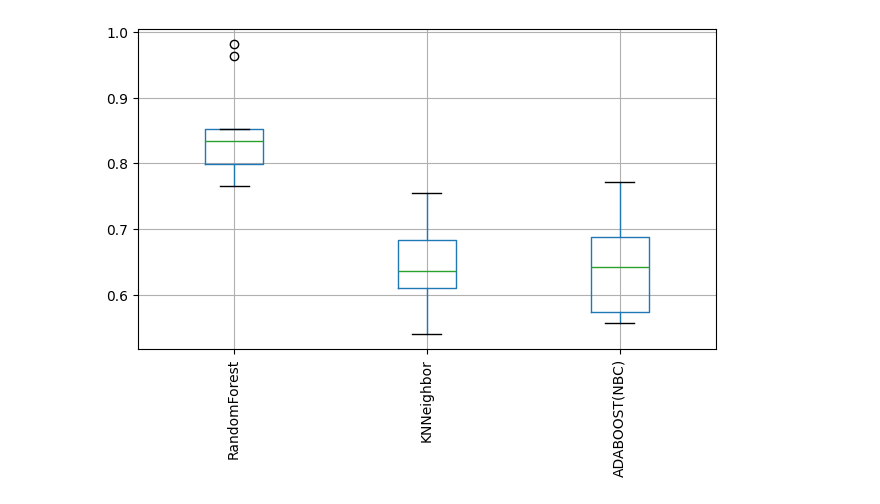
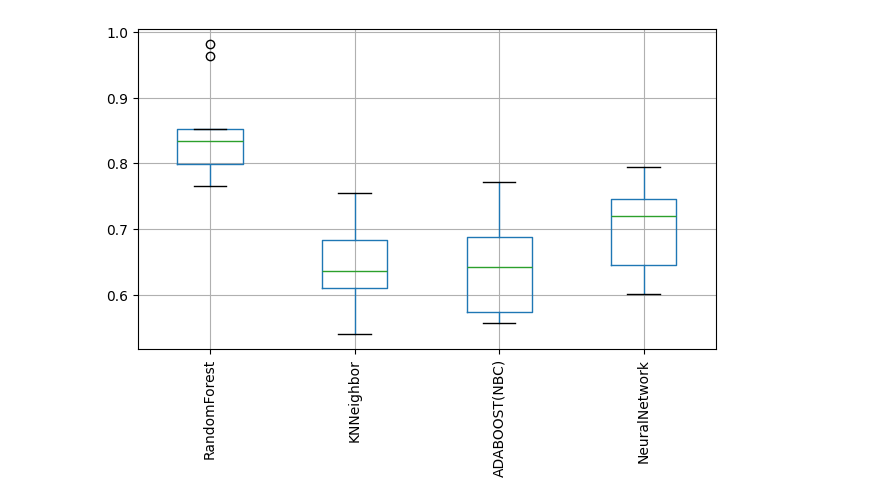
Before and after one commit to cletopellegrino/Cirrhosis-Survival-Prediction-2.0, a Jupyter notebook: Cirrhosis Survival Prediction.ipynb, the cells around one changed output. Drawn from its saved outputs; the diff is of its cells as text; code cells hidden in the pictures.

```diff
--- a/Cirrhosis Survival Prediction.ipynb
+++ b/Cirrhosis Survival Prediction.ipynb
@@ -39,6 +32,13 @@ memory usage: 39.8 KB
 numeric_features = ['N_Days', 'Age', 'Bilirubin', 'Cholesterol', 'Albumin', 'Copper',
                    'Alk_Phos', 'SGOT', 'Tryglicerides', 'Platelets', 'Prothrombin']
 categorical_features = ["Drug", "Sex", "Ascites", "Hepatomegaly", "Spiders", "Edema", "Stage"]
+ordinal_columns = {
+    'cat__Ascites': ['N', 'Y'],
+    'cat__Hepatomegaly': ['N', 'Y'],
+    'cat__Spiders': ['N', 'Y'],
+    'cat__Edema': ['N', 'S', 'Y'],
+    'cat__Stage': ['1.0', '2.0', '3.0', '4.0']
+}
 # %%
 param_grid_RandomForest = {
     "preprocessing__num__imputer__n_neighbors": range(3, 10),
@@ -92,7 +106,7 @@ clf_RandomForest = create_pipeline(
         undersample_needed=True,
         undersampling_strategy=["High chance"],
         target=labels,
-        model="MixedRandomForest"
+        model="RandomForestClf"
     )
 
 clf_KNNeighbor = create_pipeline(
@@ -108,7 +122,7 @@ clf_KNNeighbor = create_pipeline(
         undersample_needed=True,
         undersampling_strategy=["High chance"],
         target=labels,
-        model="MixedKNN"
+        model="KNNClf"
     )
 
 clf_AdaBoostGNB = create_pipeline(
@@ -124,8 +138,25 @@ clf_AdaBoostGNB = create_pipeline(
         undersample_needed=True,
         undersampling_strategy=["High chance"],
         target=labels,
-        model="AdaBoostMixedGaussianNB"
+        model="AdaBoostGaussianNB"
     )
+
+clf_NeuralNetwork = create_pipeline(
+        numerical_features=numeric_features,
+        categorical_features=categorical_features,
+        ordinal_columns=ordinal_columns,
+        imputers_needed=True,
+        scaler=RobustScaler(),
+        oversample_needed=True,
+        oversampling_strategy={
+            "Low chance": False,
+            "Transplant needed": True
+        },
+        undersample_needed=True,
+        undersampling_strategy=["High chance"],
+        target=labels,
+        model="NeuralNetworkClf"
+    )
 # %%
 clf_RandomForest
 # %% [output]
@@ -361,0 +327,7 @@ Transplant needed       0.25      1.00      0.40         2
+# %%
+f_macro_scores4 = []
+clfNN, best_params, reports = \
+    Stratified10KFoldValidation(clf_NeuralNetwork, param_grid_NeuralNetwork, data, labels, scorer, skf)
+print("Model best parameters:", best_params)
+for report in reports:
+    f_macro_scores4.append(report["macro avg"]["f1-score"])
@@ -362,18 +354,18 @@ Transplant needed       0.25      1.00      0.40         2
 # %%
 cv_scores = {
     'RandomForest': f_macro_scores1,
     'KNNeighbor': f_macro_scores2,
-    'ADABOOST(NBC)': f_macro_scores3
+    'ADABOOST(NBC)': f_macro_scores3,
+    'NeuralNetwork': f_macro_scores4
 }
 
 df_cv_scores = pd.DataFrame(cv_scores)
 
 df_cv_scores.boxplot()
 plt.xticks(ticks=range(1, len(df_cv_scores.columns) + 1), labels=df_cv_scores.columns, rotation=90)
 plt.tight_layout()
-# plt.savefig("cv_scores.png")
 plt.show()
 # %% [output]
-[figure, old version]
+[figure, new version]
 # %%
 import scipy.stats as stats
```
Also changed, not shown: parts of 14 cells of this notebook, 14 other files.
